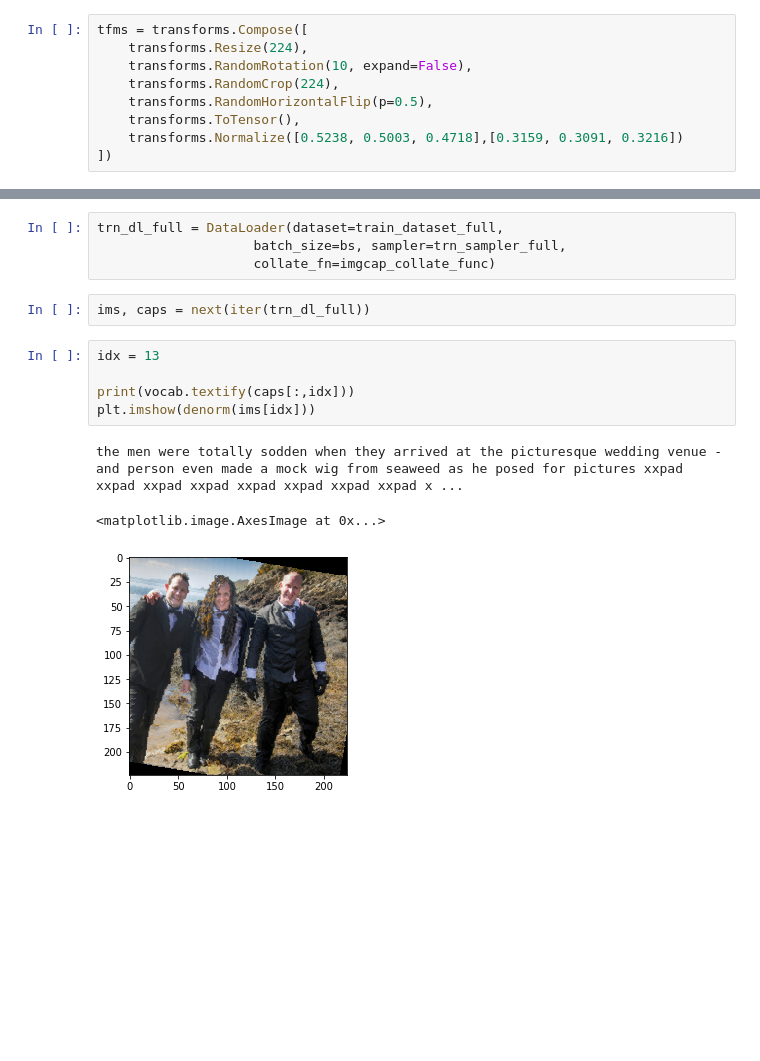
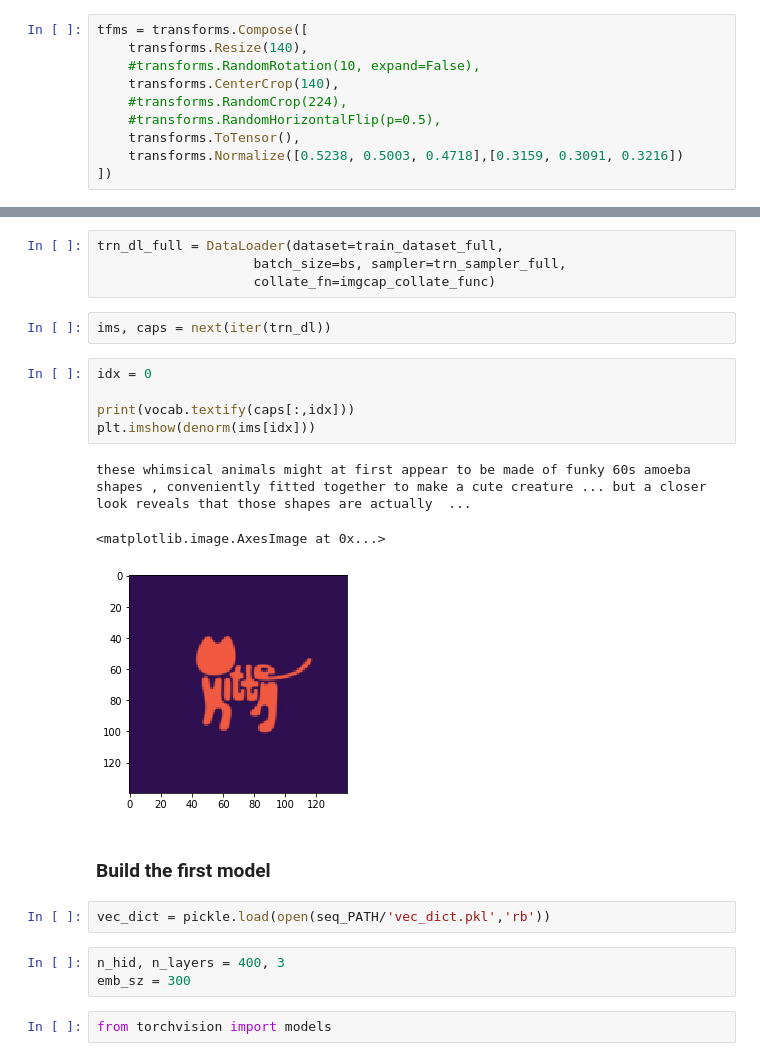
Before and after one commit to fg91/Neural-Image-Caption-Generation-Tutorial, a Jupyter notebook: Image caption generator.ipynb, the cells around one changed output, grey strips where cells are left out. Cells and saved outputs as stored; diff of their text form; blank space fills up the shorter version.

Commit message:
Implement Image caption generator try1

```diff
--- a/Image caption generator.ipynb
+++ b/Image caption generator.ipynb
@@ -820,10 +827,11 @@ mean, std = tensor([0.5238, 0.5003, 0.4718]), tensor([0.3159, 0.3091, 0.3216])
 ### Build the datasets
 # %%
 tfms = transforms.Compose([
-    transforms.Resize(224),
-    transforms.RandomRotation(10, expand=False),
-    transforms.RandomCrop(224),
-    transforms.RandomHorizontalFlip(p=0.5),
+    transforms.Resize(140),
+    #transforms.RandomRotation(10, expand=False),
+    transforms.CenterCrop(140),
+    #transforms.RandomCrop(224),
+    #transforms.RandomHorizontalFlip(p=0.5),
     transforms.ToTensor(),
     transforms.Normalize([0.5238, 0.5003, 0.4718],[0.3159, 0.3091, 0.3216])
 ])
@@ -880,13 +890,22 @@ trn_dl_full = DataLoader(dataset=train_dataset_full,
                     batch_size=bs, sampler=trn_sampler_full,
                     collate_fn=imgcap_collate_func)
 # %%
-ims, caps = next(iter(trn_dl_full))
+ims, caps = next(iter(trn_dl))
 # %%
-idx = 13
+idx = 0
 
 print(vocab.textify(caps[:,idx]))
 plt.imshow(denorm(ims[idx]))
 # %% [output]
-the men were totally sodden when they arrived at the picturesque wedding venue - and person even made a mock wig from seaweed as he posed for pictures xxpad xxpad xxpad xxpad xxpad xxpad xxpad xxpad x ...
+these whimsical animals might at first appear to be made of funky 60s amoeba shapes , conveniently fitted together to make a cute creature ... but a closer look reveals that those shapes are actually  ...
 <matplotlib.image.AxesImage at 0x...>
-[figure, old version]
+[figure, new version]
+# %% [markdown]
+### Build the first model
+# %%
+vec_dict = pickle.load(open(seq_PATH/'vec_dict.pkl','rb'))
+# %%
+n_hid, n_layers = 400, 3
+emb_sz = 300
+# %%
+from torchvision import models
```
Also changed, not shown: parts of 32 cells of this notebook.
